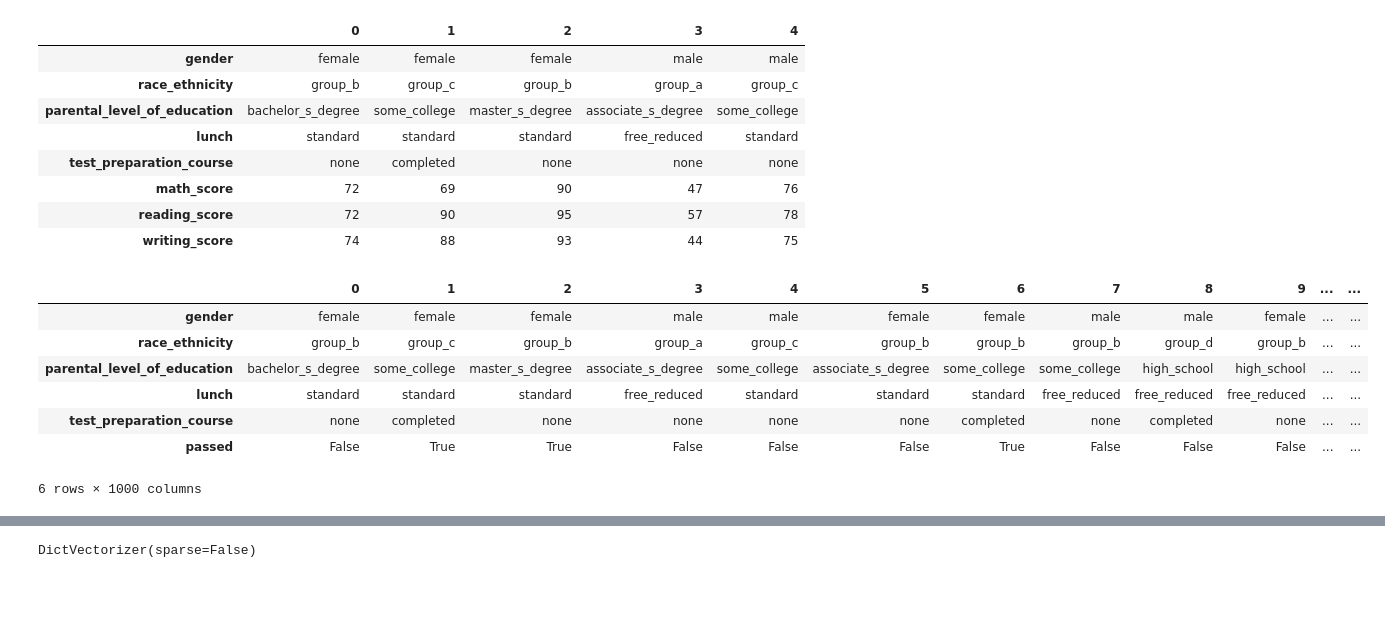
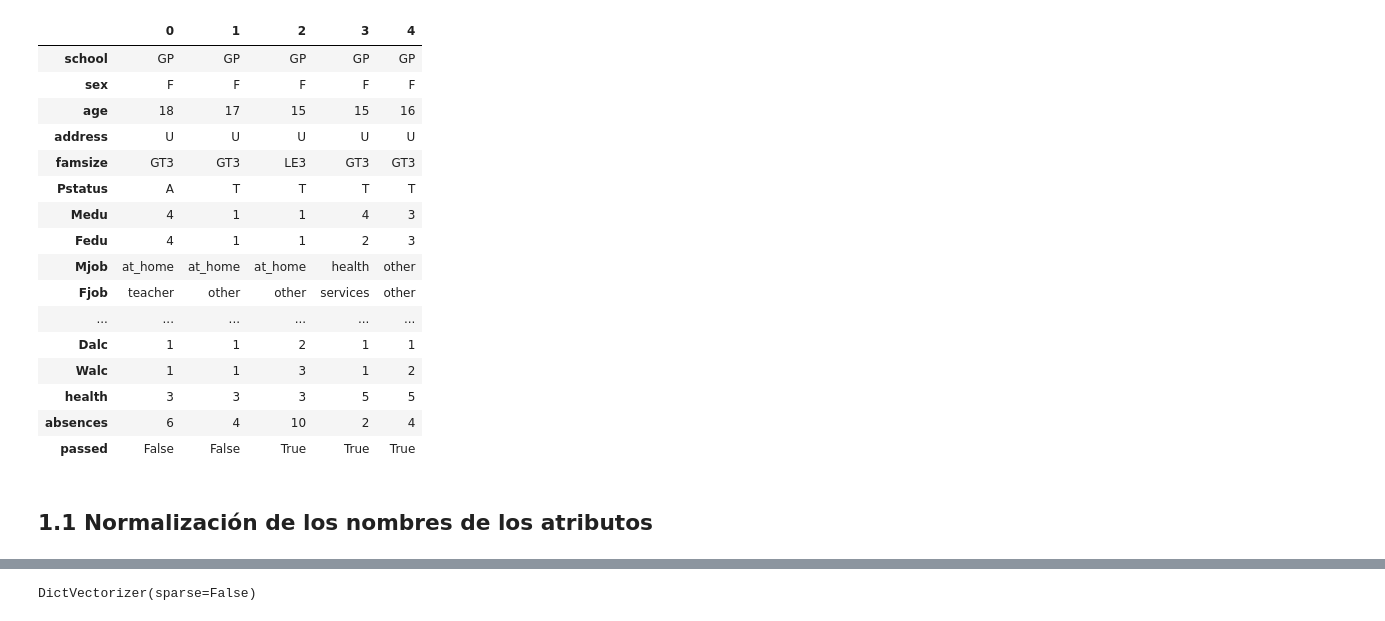
Before and after one commit to juanmartinezdb/StudentsPerformance, a Jupyter notebook: entrenamiento.ipynb, the cells around one changed output, grey strips where cells are left out. Saved outputs shown, nothing was run; the diff lists cells and outputs as text; code cells hidden in the pictures; blank space fills up the shorter version.

Commit message:
modelo lineal y procesado de datos listo

```diff
--- a/entrenamiento.ipynb
+++ b/entrenamiento.ipynb
@@ -4,7 +4,7 @@
 import pandas as pd
 # %%
 # Cargamos el dataset. Asegúrate de tener el archivo csv en la carpeta correcta
-df = pd.read_csv('datasets/StudentsPerformance.csv')
+df = pd.read_csv('datasets/student-mat.csv', sep=';')
 print(len(df))
 df.head().T
 # %% [output]
@@ -32,41 +48,31 @@ writing score                   int64
 dtype: object
-# %%
-#Primero limpiamos las columnas para quitar espacios y caracteres especiales para poder trabajar con ellas.
-replacer = lambda str: str.lower().str.replace(' ', '_').str.replace('/', '_').str.replace("'",'_')
-df.columns = replacer(df.columns.str)
-#hace lo mismo que la linea de arriba pero para el interior de las columnas y no para solo los titulos de las columnas
-for col in list(df.dtypes[df.dtypes == 'object'].index):
-    df[col] = replacer(df[col].str)
-df.head().T
-# %% [output]
-|  | 0 | 1 | 2 | 3 | 4 |
-| gender | female | female | female | male | male |
-| race_ethnicity | group_b | group_c | group_b | group_a | group_c |
-| parental_level_of_education | bachelor_s_degree | some_college | master_s_degree | associate_s_degree | some_college |
-| lunch | standard | standard | standard | free_reduced | standard |
-| test_preparation_course | none | completed | none | none | none |
-| math_score | 72 | 69 | 90 | 47 | 76 |
-| reading_score | 72 | 90 | 95 | 57 | 78 |
-| writing_score | 74 | 88 | 93 | 44 | 75 |
 # %%
-#clculamos la media para definir el "passed", de 50 para arriba.
-df.math_score.fillna(0)
-df.reading_score.fillna(0)
-df.writing_score.fillna(0)
-df['media'] = (df.math_score + df.reading_score +df.writing_score)/3
-df['passed'] = (df.media >= 80)
-#quitamos las notas una vez hecha la media porque luego no las vamos a usar de dato.
-del df['math_score']
-del df['reading_score']
-del df['writing_score']
-del df['media']
-df.T
+# calculamos la columna "passed", de 10 para arriba es aprobado (en este dataset va de 0 a 20).
+# G3 es la nota final.
+df['passed'] = (df['G3'] >= 10)
+
+# quitamos las notas G1, G2 y G3 una vez definido el aprobado porque son el resultado
+# y no las vamos a usar de dato de entrada (sería trampa).
+del df['G1']
+del df['G2']
+del df['G3']
+
+df.head().T
 # %% [output]
-|  | 0 | 1 | 2 | 3 | 4 | 5 | 6 | 7 | 8 | 9 | ... | ... |
-| gender | female | female | female | male | male | female | female | male | male | female | ... | ... |
-| race_ethnicity | group_b | group_c | group_b | group_a | group_c | group_b | group_b | group_b | group_d | group_b | ... | ... |
-| parental_level_of_education | bachelor_s_degree | some_college | master_s_degree | associate_s_degree | some_college | associate_s_degree | some_college | some_college | high_school | high_school | ... | ... |
-| lunch | standard | standard | standard | free_reduced | standard | standard | standard | free_reduced | free_reduced | free_reduced | ... | ... |
-| test_preparation_course | none | completed | none | none | none | none | completed | none | completed | none | ... | ... |
-| passed | False | True | True | False | False | False | True | False | False | False | ... | ... |
+|  | 0 | 1 | 2 | 3 | 4 |
+| school | GP | GP | GP | GP | GP |
+| sex | F | F | F | F | F |
+| age | 18 | 17 | 15 | 15 | 16 |
+| address | U | U | U | U | U |
+| famsize | GT3 | GT3 | LE3 | GT3 | GT3 |
+| Pstatus | A | T | T | T | T |
+| Medu | 4 | 1 | 1 | 4 | 3 |
+| Fedu | 4 | 1 | 1 | 2 | 3 |
+| Mjob | at_home | at_home | at_home | health | other |
+| Fjob | teacher | other | other | services | other |
+| ... | ... | ... | ... | ... | ... |
+| Dalc | 1 | 1 | 2 | 1 | 1 |
+| Walc | 1 | 1 | 3 | 1 | 2 |
+| health | 3 | 3 | 3 | 5 | 5 |
+| absences | 6 | 4 | 10 | 2 | 4 |
+| passed | False | False | True | True | True |
-6 rows × 1000 columns
@@ -75,0 +79,2 @@ df.columns = replacer(df.columns.str)
+# %% [markdown]
+## 1.1 Normalización de los nombres de los atributos
```
Also changed, not shown: parts of 37 cells of this notebook, 7 other files.
